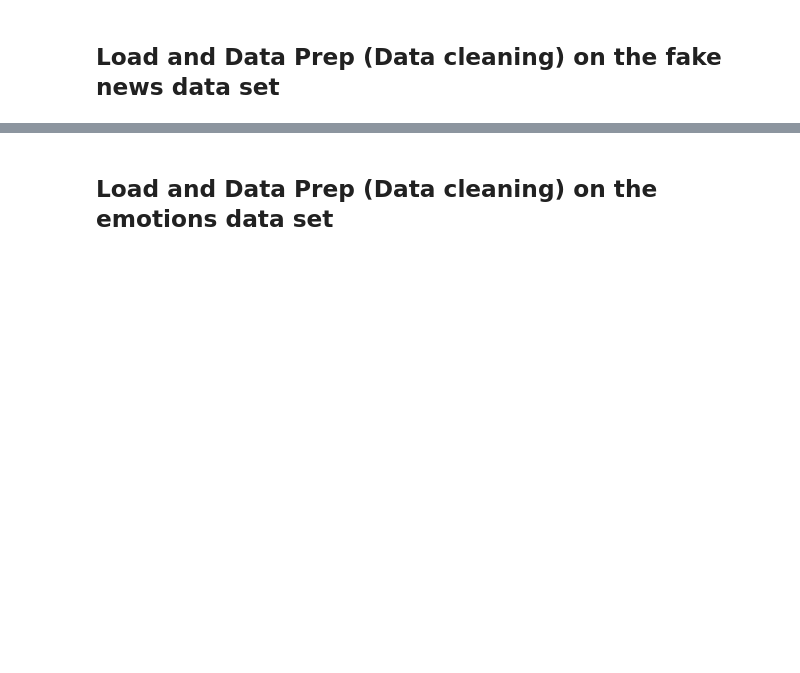
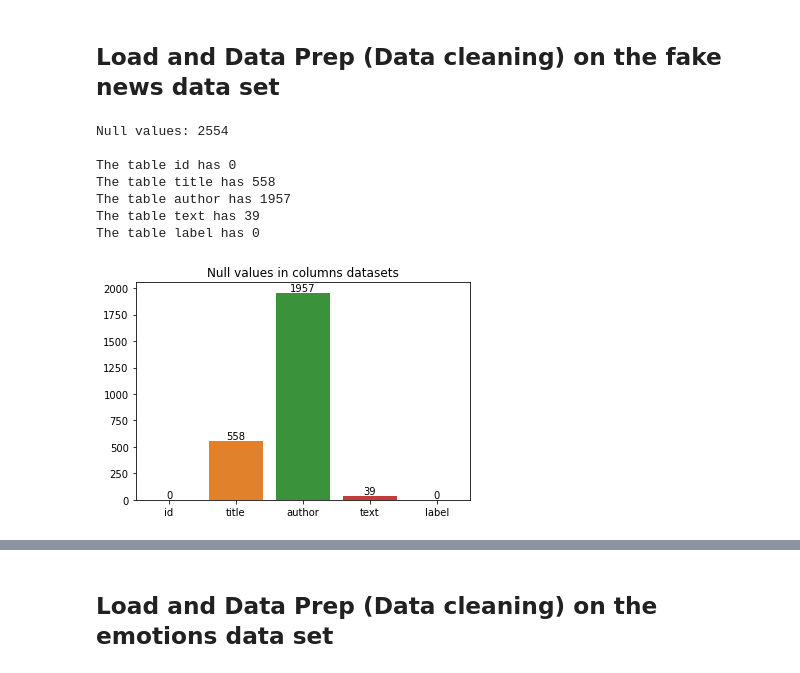
Before and after one commit to Renato-55/FakeNewsDetection, a Jupyter notebook: FakeNewsDetectionProj.ipynb, the cells around one changed output, grey strips where cells are left out. Cells and saved outputs as stored; diff of their text form; code cells hidden in the pictures; blank space fills up the shorter version.

```diff
--- a/FakeNewsDetectionProj.ipynb
+++ b/FakeNewsDetectionProj.ipynb
@@ -71,3 +71,32 @@ path_fakenews = "/content/FakeNewsDetectionData/"
 train_data_fakenews = pd.read_csv(path_fakenews + "train.csv")
 eval_data_x_fakenews = pd.read_csv(path_fakenews + "test.csv")
 eval_data_y_fakenews = pd.read_csv(path_fakenews + "submit.csv")
+# %%
+#data cleaning
+null_val = train_data_fakenews.isnull().sum().sum()
+
+if null_val == 0:
+  print("No null values\n")
+else:
+  print(f"Null values: {null_val}\n")
+
+features = []
+null_values_table = []
+for x in train_data_fakenews:
+  features.append(x)
+  null_values_table.append(train_data_fakenews[x].isnull().sum())
+  print(f"The table {x} has {train_data_fakenews[x].isnull().sum()}")
+
+ax = sns.barplot(y=null_values_table,x=features)
+ax.bar_label(ax.containers[0])
+plt.title("Null values in columns datasets")
+plt.show()
+# %% [output]
+Null values: 2554
+
+The table id has 0
+The table title has 558
+The table author has 1957
+The table text has 39
+The table label has 0
+[figure, added]
```
Also changed, not shown: parts of 28 cells of this notebook.
